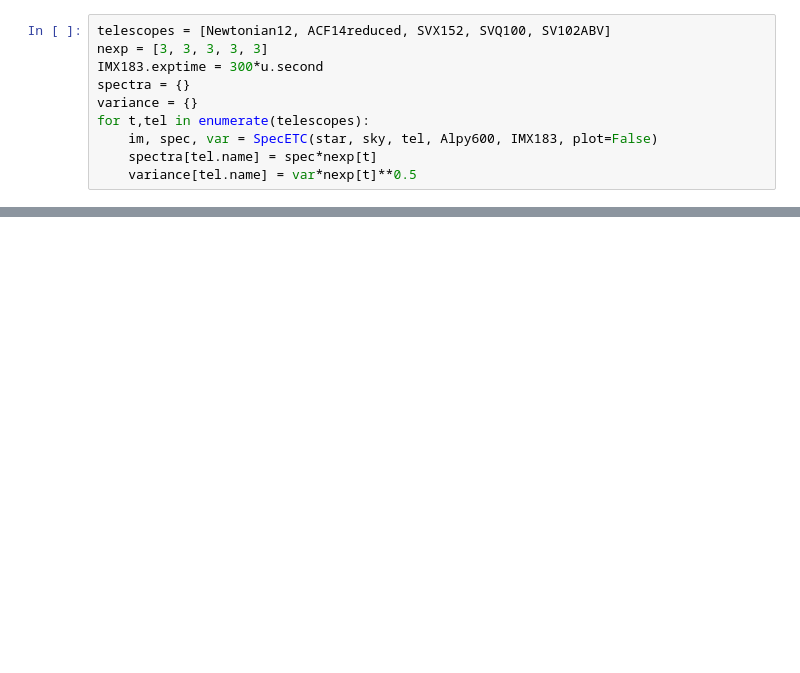
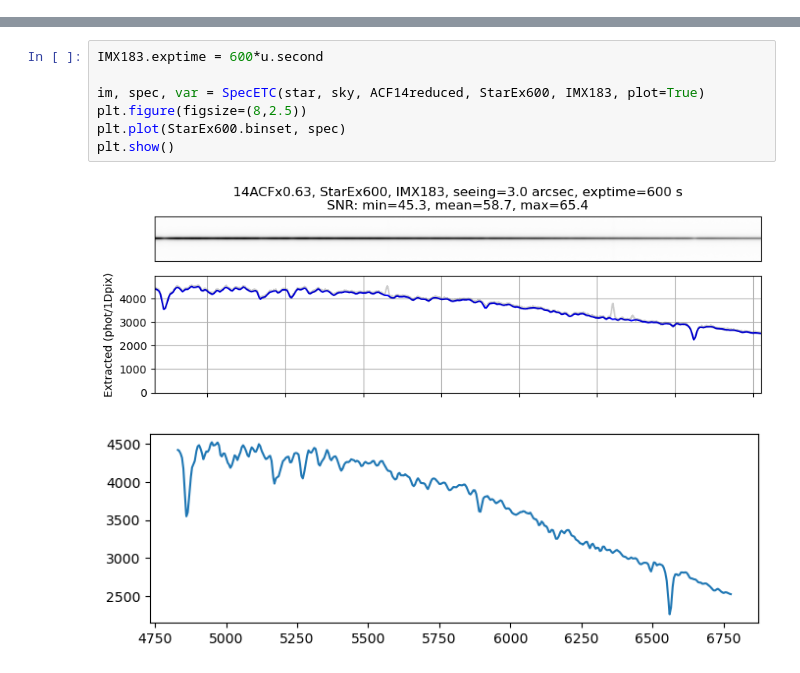
Before and after one commit to joshwalawender/SpecETC, a Jupyter notebook: Sandbox.ipynb, the cells around one changed output, grey strips where cells are left out. Saved outputs shown, nothing was run; the diff lists cells and outputs as text; blank space fills up the shorter version.

```diff
--- a/Sandbox.ipynb
+++ b/Sandbox.ipynb
@@ -32,10 +26,0 @@ im, spec, var = SpecETC(star, sky, SVX152, Alpy600, IMX183, plot=True)
-# %%
-telescopes = [Newtonian12, ACF14reduced, SVX152, SVQ100, SV102ABV]
-nexp = [3, 3, 3, 3, 3]
-IMX183.exptime = 300*u.second
-spectra = {}
-variance = {}
-for t,tel in enumerate(telescopes):
-    im, spec, var = SpecETC(star, sky, tel, Alpy600, IMX183, plot=False)
-    spectra[tel.name] = spec*nexp[t]
-    variance[tel.name] = var*nexp[t]**0.5
@@ -42 +34,11 @@ for t,tel in enumerate(telescopes):
+# %%
+IMX183.exptime = 600*u.second
+
+im, spec, var = SpecETC(star, sky, ACF14reduced, StarEx600, IMX183, plot=True)
+plt.figure(figsize=(8,2.5))
+plt.plot(StarEx600.binset, spec)
+plt.show()
+# %% [output]
+[figure, added]
+[figure, added]
 # %%
```
Also changed, not shown: parts of 10 cells of this notebook, 6 other files.
